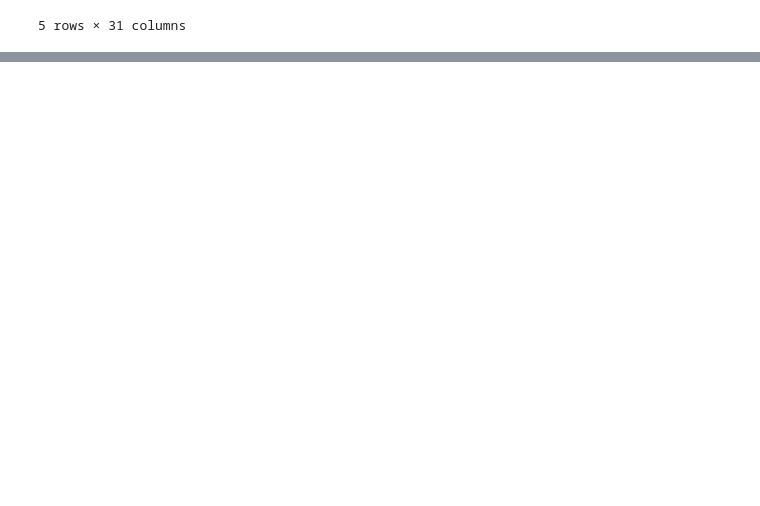
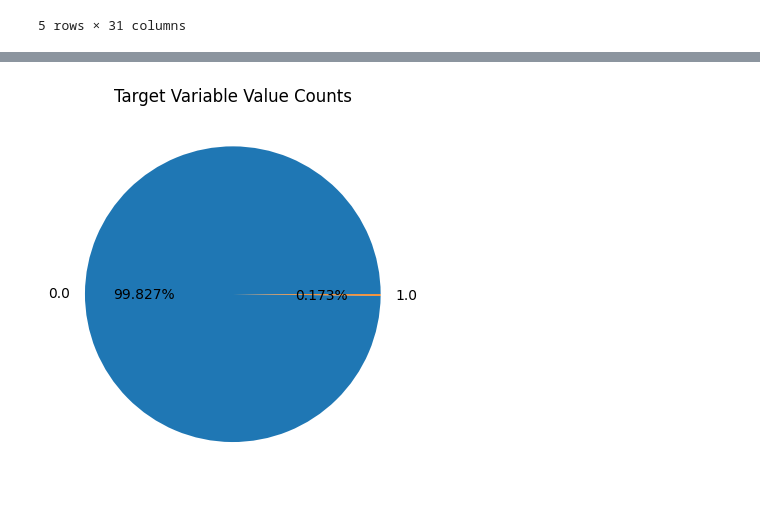
Before and after one commit to William-Cobena/Clustering-Test001, a Jupyter notebook: Classification_Tree_SVM_CreditCardFraudDetection.ipynb, the cells around one changed output, grey strips where cells are left out. Saved outputs shown, nothing was run; the diff lists cells and outputs as text; code cells hidden in the pictures; blank space fills up the shorter version.

```diff
--- a/Classification_Tree_SVM_CreditCardFraudDetection.ipynb
+++ b/Classification_Tree_SVM_CreditCardFraudDetection.ipynb
@@ -68,3 +68,11 @@ There are 31 variables in the dataset.
 | 3 | 1.0 | -0.966272 | -0.185226 | 1.792993 | -0.863291 | -0.010309 | 1.247203 | 0.237609 | 0.377436 | -1.387024 | ... | ... |
 | 4 | 2.0 | -1.158233 | 0.877737 | 1.548718 | 0.403034 | -0.407193 | 0.095921 | 0.592941 | -0.270533 | 0.817739 | ... | ... |
 5 rows × 31 columns
+# %%
+#Uncomment the following lines if you are unable to download the dataset using the Kaggle website.
+
+url= "https://cf-courses-data.s3.us.cloud-object-storage.appdomain.cloud/IBMDeveloperSkillsNetwork-ML0101EN-SkillsNetwork/labs/Module%203/data/creditcard.csv"
+raw_data=pd.read_csv(url)
+print("There are " + str(len(raw_data)) + " observations in the credit card fraud dataset.")
+print("There are " + str(len(raw_data.columns)) + " variables in the dataset.")
+raw_data.head()
@@ -70,0 +89,11 @@ There are 31 variables in the dataset.
+# %%
+n_replicas = 10
+
+# inflate the original dataset
+big_raw_data = pd.DataFrame(np.repeat(raw_data.values, n_replicas, axis=0), columns=raw_data.columns)
+
+print("There are " + str(len(big_raw_data)) + " observations in the inflated credit card fraud dataset.")
+print("There are " + str(len(big_raw_data.columns)) + " variables in the dataset.")
+
+# display first rows in the new dataset
+big_raw_data.head()
@@ -70,0 +110,14 @@ There are 31 variables in the dataset.
+# %%
+# get the set of distinct classes
+labels = big_raw_data.Class.unique()
+
+# get the count of each class
+sizes = big_raw_data.Class.value_counts().values
+
+# plot the class value counts
+fig, ax = plt.subplots()
+ax.pie(sizes, labels=labels, autopct='%1.3f%%')
+ax.set_title('Target Variable Value Counts')
+plt.show()
+# %% [output]
+[figure, added]
```
Also changed, not shown: parts of 13 cells of this notebook.
